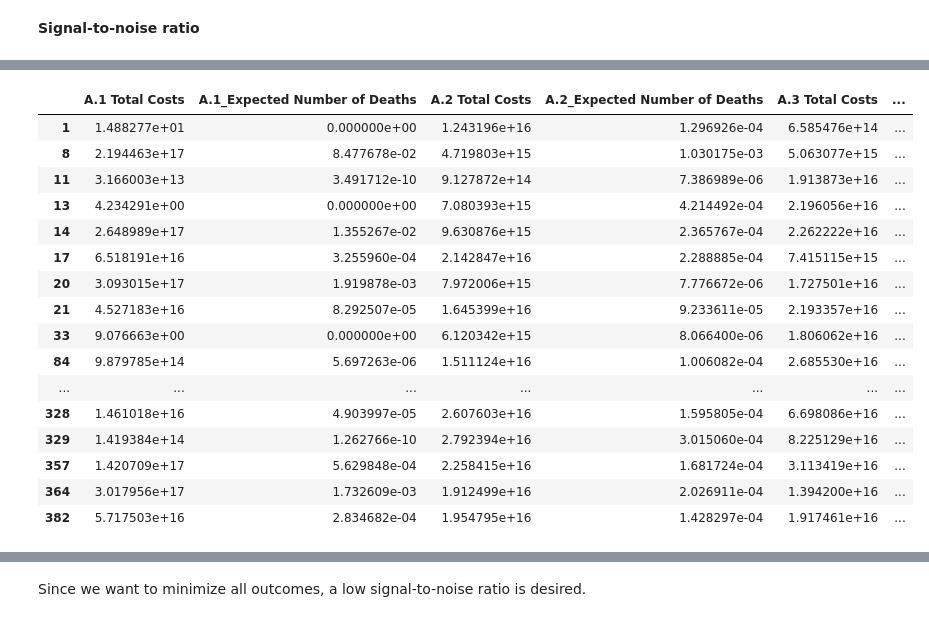
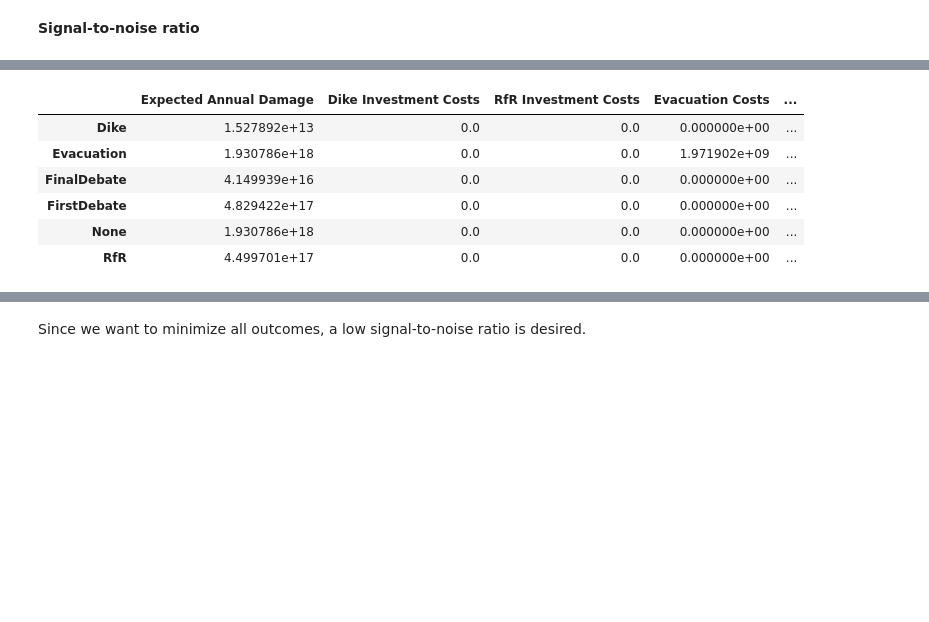
Before and after one commit to green-caro/epa1361_open, a Jupyter notebook: final assignment/V2_Multi-scenario_MORDM_and_ScenarioDiscovery.ipynb, the cells around one changed output, grey strips where cells are left out. Cells and saved outputs as stored; diff of their text form; code cells hidden in the pictures; blank space fills up the shorter version.

```diff
--- a/final assignment/V2_Multi-scenario_MORDM_and_ScenarioDiscovery.ipynb
+++ b/final assignment/V2_Multi-scenario_MORDM_and_ScenarioDiscovery.ipynb
@@ -357,6 +357,8 @@ import pandas as pd
 # %%
 from ema_workbench import load_results
 experiments, outcomes = load_results('data/ox-final-policy-results.tar.gz')
+# %%
+results = experiments, outcomes
 # %%
 outcomes
 # %% [output]
@@ -431,0 +438,2 @@ for scenario in scenarios:
+# %%
+ArchiveLogger.load_archives('MORDM_10000_0.25_pf1.tar.gz')
@@ -540,6 +550,10 @@ plt.show()
 # Robustness metrics
 
 Another important objective of Rijkswaterstaat is that policies should be robust. Therefore, the robustness of the differnt policies is calculated. For all policies the signal_to_noise ratio and the maximum regret is calculated. For both robustness metrics a function is created.
+# %%
+experiments = experiments.replace(np.nan,'None')
+# %%
+results = experiments, outcomes
 # %% [markdown]
 **Signal-to-noise ratio**
 # %%
@@ -556,41 +568,31 @@ Error: Session cannot generate requests
 # %%
 from ema_workbench import ScalarOutcome
 import pandas as pd
 import numpy as np
 from problem_formulation import get_model_for_problem_formulation
-model, planning_steps = get_model_for_problem_formulation(3)
+model, planning_steps = get_model_for_problem_formulation(2)
 
 
 experiments, outcomes = results
 
 overall_scores = {}
 for policy in np.unique(experiments['policy']):
     scores = {}
 
     logical = experiments['policy']==policy
 
     for outcome in model.outcomes:
         value  = outcomes[outcome.name][logical]
         sn_ratio = s_to_n(value, outcome.kind)
         scores[outcome.name] = sn_ratio
     overall_scores[policy] = scores
 s_to_n_ = pd.DataFrame.from_dict(overall_scores).T
 s_to_n_
 # %% [output]
-|  | A.1 Total Costs | A.1_Expected Number of Deaths | A.2 Total Costs | A.2_Expected Number of Deaths | A.3 Total Costs | ... |
-| 1 | 1.488277e+01 | 0.000000e+00 | 1.243196e+16 | 1.296926e-04 | 6.585476e+14 | ... |
-| 8 | 2.194463e+17 | 8.477678e-02 | 4.719803e+15 | 1.030175e-03 | 5.063077e+15 | ... |
-| 11 | 3.166003e+13 | 3.491712e-10 | 9.127872e+14 | 7.386989e-06 | 1.913873e+16 | ... |
-| 13 | 4.234291e+00 | 0.000000e+00 | 7.080393e+15 | 4.214492e-04 | 2.196056e+16 | ... |
-| 14 | 2.648989e+17 | 1.355267e-02 | 9.630876e+15 | 2.365767e-04 | 2.262222e+16 | ... |
-| 17 | 6.518191e+16 | 3.255960e-04 | 2.142847e+16 | 2.288885e-04 | 7.415115e+15 | ... |
-| 20 | 3.093015e+17 | 1.919878e-03 | 7.972006e+15 | 7.776672e-06 | 1.727501e+16 | ... |
-| 21 | 4.527183e+16 | 8.292507e-05 | 1.645399e+16 | 9.233611e-05 | 2.193357e+16 | ... |
-| 33 | 9.076663e+00 | 0.000000e+00 | 6.120342e+15 | 8.066400e-06 | 1.806062e+16 | ... |
-| 84 | 9.879785e+14 | 5.697263e-06 | 1.511124e+16 | 1.006082e-04 | 2.685530e+16 | ... |
-| ... | ... | ... | ... | ... | ... | ... |
-| 328 | 1.461018e+16 | 4.903997e-05 | 2.607603e+16 | 1.595805e-04 | 6.698086e+16 | ... |
-| 329 | 1.419384e+14 | 1.262766e-10 | 2.792394e+16 | 3.015060e-04 | 8.225129e+16 | ... |
-| 357 | 1.420709e+17 | 5.629848e-04 | 2.258415e+16 | 1.681724e-04 | 3.113419e+16 | ... |
-| 364 | 3.017956e+17 | 1.732609e-03 | 1.912499e+16 | 2.026911e-04 | 1.394200e+16 | ... |
-| 382 | 5.717503e+16 | 2.834682e-04 | 1.954795e+16 | 1.428297e-04 | 1.917461e+16 | ... |
+|  | Expected Annual Damage | Dike Investment Costs | RfR Investment Costs | Evacuation Costs | ... |
+| Dike | 1.527892e+13 | 0.0 | 0.0 | 0.000000e+00 | ... |
+| Evacuation | 1.930786e+18 | 0.0 | 0.0 | 1.971902e+09 | ... |
+| FinalDebate | 4.149939e+16 | 0.0 | 0.0 | 0.000000e+00 | ... |
+| FirstDebate | 4.829422e+17 | 0.0 | 0.0 | 0.000000e+00 | ... |
+| None | 1.930786e+18 | 0.0 | 0.0 | 0.000000e+00 | ... |
+| RfR | 4.499701e+17 | 0.0 | 0.0 | 0.000000e+00 | ... |
```
Also changed, not shown: parts of 11 cells of this notebook, 3 other files.
